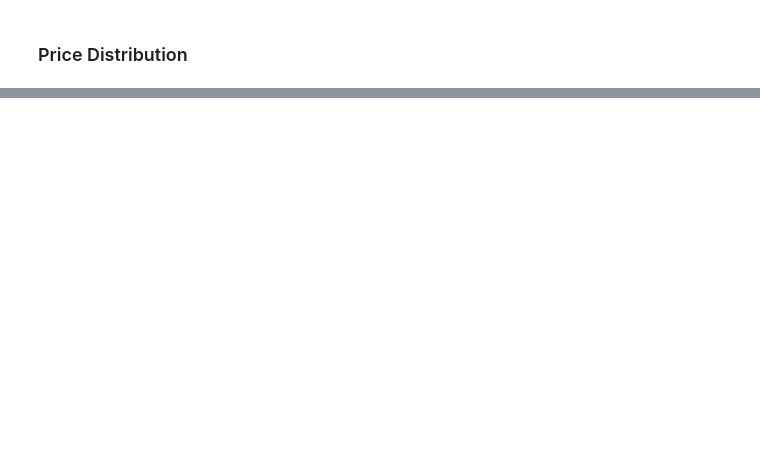
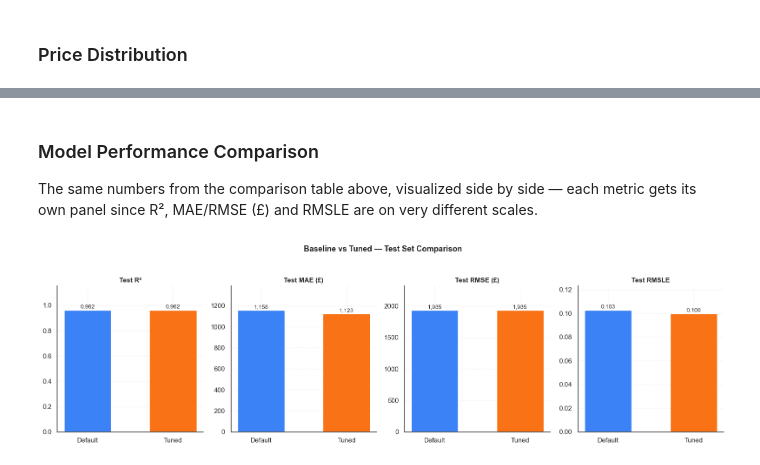
Before and after one commit to Dt-Ansari07/Automobile-Price-Prediction-Analysis, a Jupyter notebook: notebooks/automobile_price_prediction.ipynb, the cells around one changed output, grey strips where cells are left out. Cells and saved outputs as stored; diff of their text form; code cells hidden in the pictures; blank space fills up the shorter version.

```diff
--- a/notebooks/automobile_price_prediction.ipynb
+++ b/notebooks/automobile_price_prediction.ipynb
@@ -674,3 +650,11 @@ plt.show()
+# %% [markdown]
+### Model Performance Comparison
+The same numbers from the comparison table above, visualized side by side — each metric gets its own panel since R², MAE/RMSE (£) and RMSLE are on very different scales.
+# %%
+plot_model_comparison(results_df, "../images/model_performance_comparison.png")
+plt.show()
+# %% [output]
+[figure, added]
 # %% [markdown]
 ## 10. Conclusion
 
```
Also changed, not shown: parts of 22 cells of this notebook, 6 other files.
